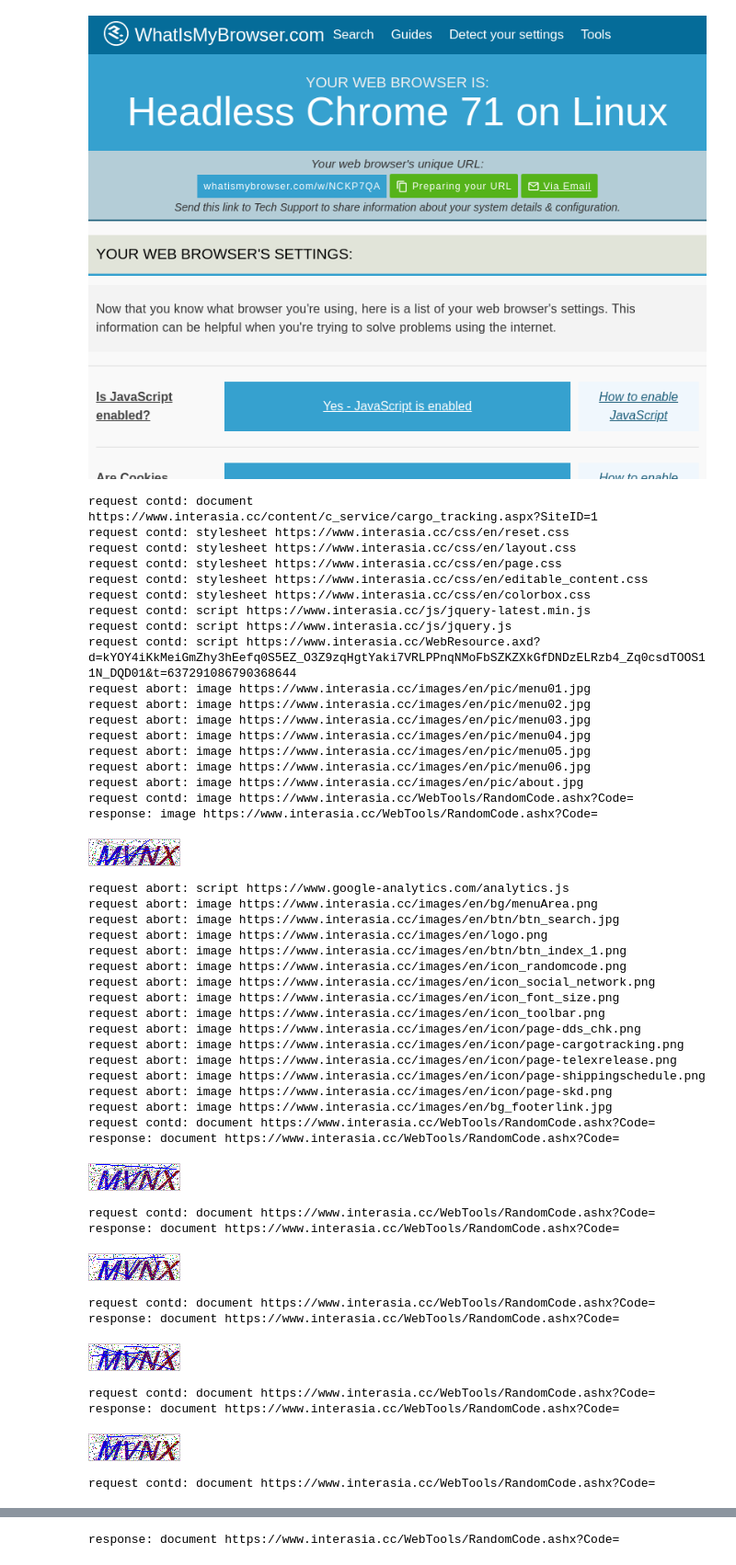
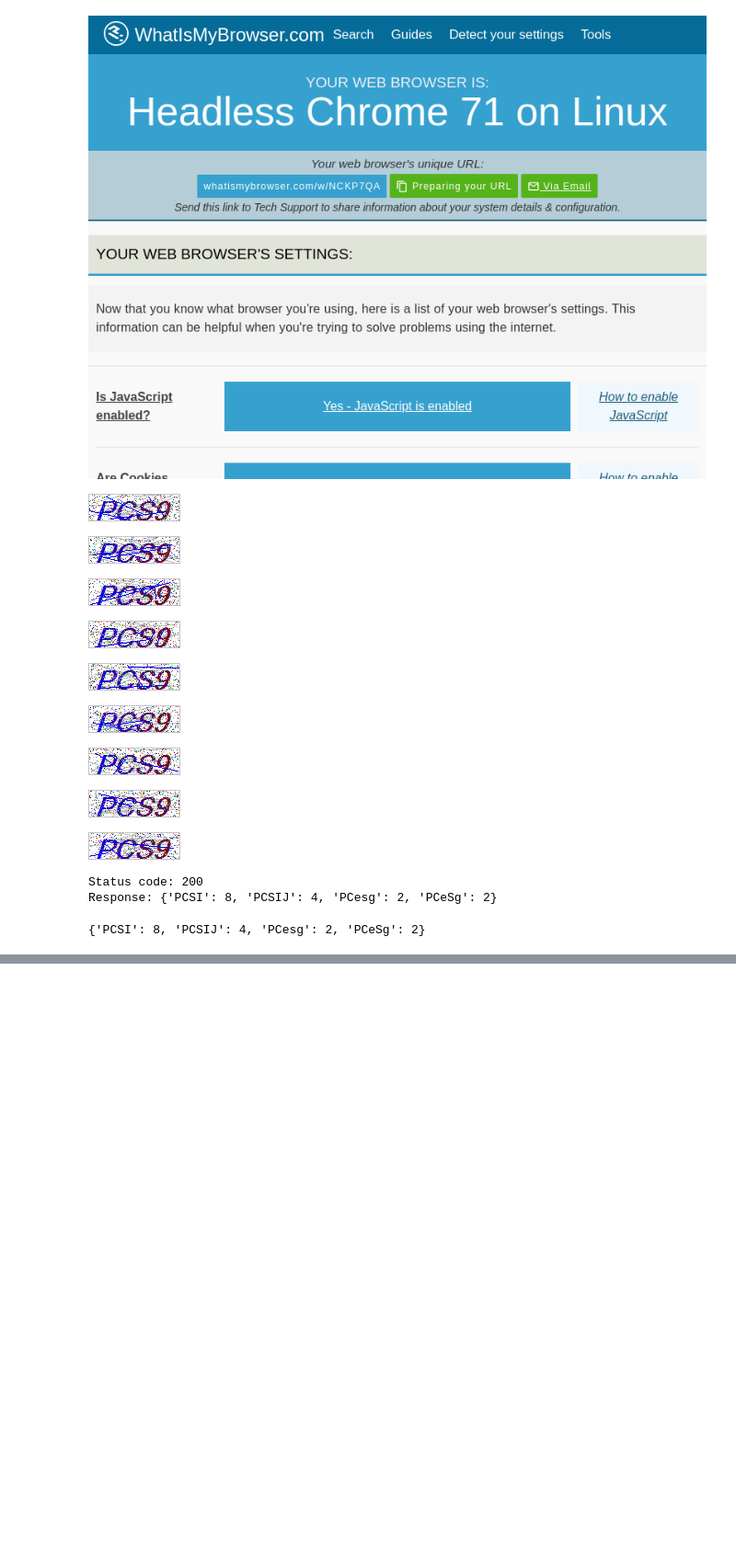
Before and after one commit to fmspatrickrosendahl/my-first-binder, a Jupyter notebook: website_pyppeteer.ipynb, the cells around one changed output, grey strips where cells are left out. Shown at 92% size. Cells and saved outputs as stored; diff of their text form; code cells hidden in the pictures; blank space fills up the shorter version.

```diff
--- a/website_pyppeteer.ipynb
+++ b/website_pyppeteer.ipynb
@@ -43,90 +43,60 @@ images = []
 
 async def interceptRequest(interceptedRequest):
     if url_abort in interceptedRequest.url :
-        print("request abort: " + interceptedRequest.resourceType + " " + interceptedRequest.url )
+        #print("request abort: " + interceptedRequest.resourceType + " " + interceptedRequest.url )
         await interceptedRequest.abort()
         return
     if interceptedRequest.resourceType != 'image' :
-        print("request contd: " + interceptedRequest.resourceType + " " + interceptedRequest.url )
+        #print("request contd: " + interceptedRequest.resourceType + " " + interceptedRequest.url )
         await interceptedRequest.continue_()
         return
     if url_captcha not in interceptedRequest.url :
-        print("request abort: " + interceptedRequest.resourceType + " " + interceptedRequest.url )
+        #print("request abort: " + interceptedRequest.resourceType + " " + interceptedRequest.url )
         await interceptedRequest.abort()
         return
-    print("request contd: " + interceptedRequest.resourceType + " " + interceptedRequest.url )
+    #print("request contd: " + interceptedRequest.resourceType + " " + interceptedRequest.url )
     await interceptedRequest.continue_()
 page.on('request', lambda interceptedRequest: asyncio.ensure_future(interceptRequest(interceptedRequest)))
 await page.setRequestInterception(True)
 
 async def interceptResponse(interceptedResponse):
     if url_captcha not in interceptedResponse.request.url :
     #if interceptedResponse.request.resourceType != 'image':
         return
-    print("response: " + interceptedResponse.request.resourceType + " " + interceptedResponse.request.url )
+    #print("response: " + interceptedResponse.request.resourceType + " " + interceptedResponse.request.url )
     image = Image.open(io.BytesIO(await interceptedResponse.buffer()))
-    display(image)
+    #display(image)
     images.append(image)
 page.on('response', lambda interceptedResponse: asyncio.ensure_future(interceptResponse(interceptedResponse)))
 
 await page.goto(url)
 await page.screenshot({'path': 'example.png', 'fullPage': 'true'})
 cont = await page.content()
 
 await page.goto(url_captcha)
 await page.goto(url_captcha)
 await page.goto(url_captcha)
 await page.goto(url_captcha)
 await page.goto(url_captcha)
+await page.goto(url_captcha)
+await page.goto(url_captcha)
+await page.goto(url_captcha)
 
 await browser.close()
-display(Image.open('example.png'))
+#display(Image.open('example.png'))
 #print(cont)
+
+solve( images )
 # %% [output]
+[figure, new version]
+[figure, new version]
+[figure, new version]
+[figure, new version]
+[figure, new version]
+[figure, new version]
+[figure, added]
+[figure, added]
+[figure, added]
-request contd: document https://www.interasia.cc/content/c_service/cargo_tracking.aspx?SiteID=1
-request contd: stylesheet https://www.interasia.cc/css/en/reset.css
-request contd: stylesheet https://www.interasia.cc/css/en/layout.css
-request contd: stylesheet https://www.interasia.cc/css/en/page.css
-request contd: stylesheet https://www.interasia.cc/css/en/editable_content.css
-request contd: stylesheet https://www.interasia.cc/css/en/colorbox.css
-request contd: script https://www.interasia.cc/js/jquery-latest.min.js
-request contd: script https://www.interasia.cc/js/jquery.js
-request contd: script https://www.interasia.cc/WebResource.axd?d=kYOY4iKkMeiGmZhy3hEefq0S5EZ_O3Z9zqHgtYaki7VRLPPnqNMoFbSZKZXkGfDNDzELRzb4_Zq0csdTOOS11N_DQD01&t=637291086790368644
-request abort: image https://www.interasia.cc/images/en/pic/menu01.jpg
-request abort: image https://www.interasia.cc/images/en/pic/menu02.jpg
-request abort: image https://www.interasia.cc/images/en/pic/menu03.jpg
-request abort: image https://www.interasia.cc/images/en/pic/menu04.jpg
-request abort: image https://www.interasia.cc/images/en/pic/menu05.jpg
-request abort: image https://www.interasia.cc/images/en/pic/menu06.jpg
-request abort: image https://www.interasia.cc/images/en/pic/about.jpg
-request contd: image https://www.interasia.cc/WebTools/RandomCode.ashx?Code=
-response: image https://www.interasia.cc/WebTools/RandomCode.ashx?Code=
+Status code: 200
+Response: {'PCSI': 8, 'PCSIJ': 4, 'PCesg': 2, 'PCeSg': 2}
-[figure, old version]
-request abort: script https://www.google-analytics.com/analytics.js
-request abort: image https://www.interasia.cc/images/en/bg/menuArea.png
-request abort: image https://www.interasia.cc/images/en/btn/btn_search.jpg
-request abort: image https://www.interasia.cc/images/en/logo.png
-request abort: image https://www.interasia.cc/images/en/btn/btn_index_1.png
-request abort: image https://www.interasia.cc/images/en/icon_randomcode.png
-request abort: image https://www.interasia.cc/images/en/icon_social_network.png
-request abort: image https://www.interasia.cc/images/en/icon_font_size.png
-request abort: image https://www.interasia.cc/images/en/icon_toolbar.png
-request abort: image https://www.interasia.cc/images/en/icon/page-dds_chk.png
-request abort: image https://www.interasia.cc/images/en/icon/page-cargotracking.png
-request abort: image https://www.interasia.cc/images/en/icon/page-telexrelease.png
-request abort: image https://www.interasia.cc/images/en/icon/page-shippingschedule.png
-request abort: image https://www.interasia.cc/images/en/icon/page-skd.png
-request abort: image https://www.interasia.cc/images/en/bg_footerlink.jpg
-request contd: document https://www.interasia.cc/WebTools/RandomCode.ashx?Code=
-response: document https://www.interasia.cc/WebTools/RandomCode.ashx?Code=
+{'PCSI': 8, 'PCSIJ': 4, 'PCesg': 2, 'PCeSg': 2}
-[figure, old version]
-request contd: document https://www.interasia.cc/WebTools/RandomCode.ashx?Code=
-response: document https://www.interasia.cc/WebTools/RandomCode.ashx?Code=
-[figure, old version]
-request contd: document https://www.interasia.cc/WebTools/RandomCode.ashx?Code=
-response: document https://www.interasia.cc/WebTools/RandomCode.ashx?Code=
-[figure, old version]
-request contd: document https://www.interasia.cc/WebTools/RandomCode.ashx?Code=
-response: document https://www.interasia.cc/WebTools/RandomCode.ashx?Code=
-[figure, old version]
-request contd: document https://www.interasia.cc/WebTools/RandomCode.ashx?Code=
@@ -141 +102,0 @@ pyppeteer.errors.NetworkError: Protocol error Network.getResponseBody: Target cl
-response: document https://www.interasia.cc/WebTools/RandomCode.ashx?Code=
```
Also changed, not shown: parts of 2 cells of this notebook.
